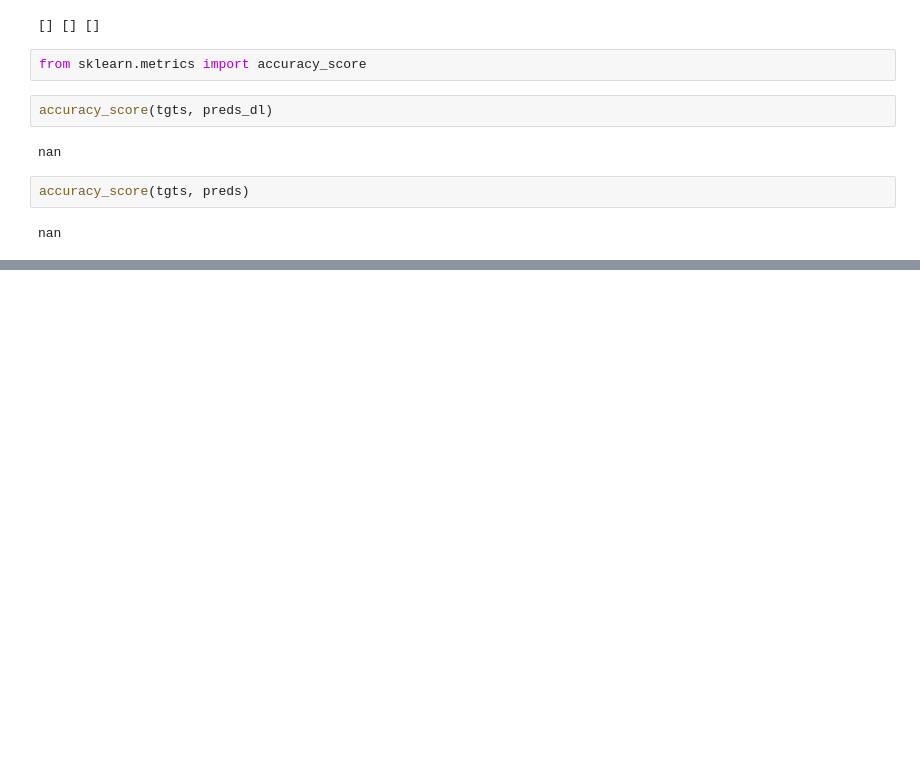
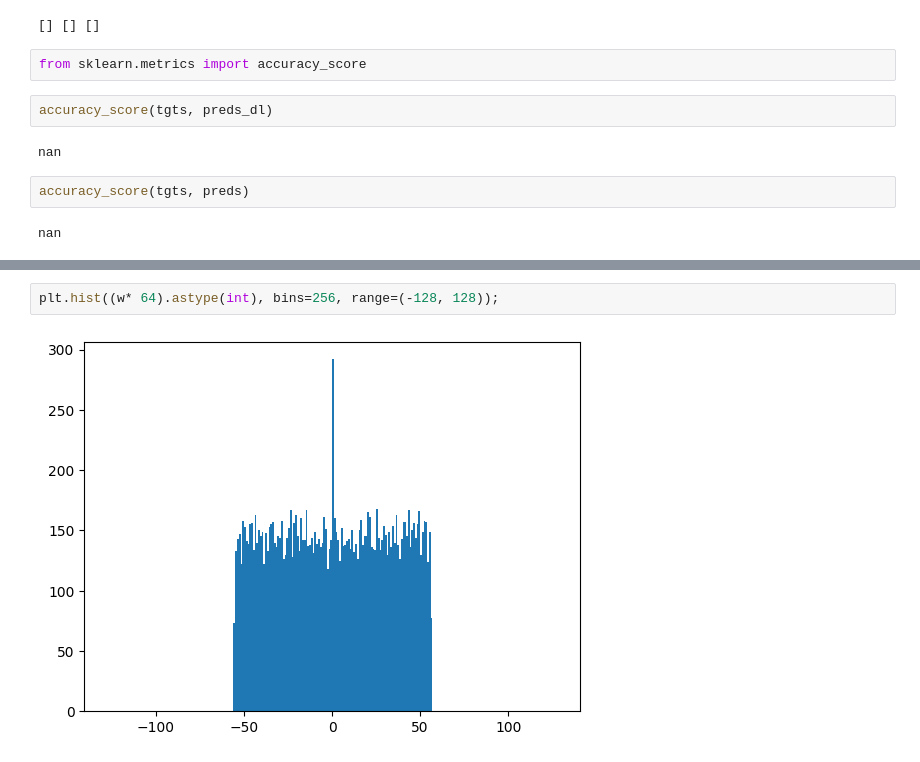
Before and after one commit to lava-nc/lava-dl, a Jupyter notebook: src/lava/lib/dl/slayer/state_space_models/sCIFAR/test_full_scifar_network_on_loihi.ipynb, the cells around one changed output, grey strips where cells are left out. Drawn from its saved outputs; the diff is of its cells as text; blank space fills up the shorter version.

```diff
--- a/src/lava/lib/dl/slayer/state_space_models/sCIFAR/test_full_scifar_network_on_loihi.ipynb
+++ b/src/lava/lib/dl/slayer/state_space_models/sCIFAR/test_full_scifar_network_on_loihi.ipynb
@@ -310,0 +320,4 @@ nan
+# %%
+plt.hist((w* 64).astype(int), bins=256, range=(-128, 128));
+# %% [output]
+[figure, added]
```
Also changed, not shown: parts of 12 cells of this notebook, 2 other files.
